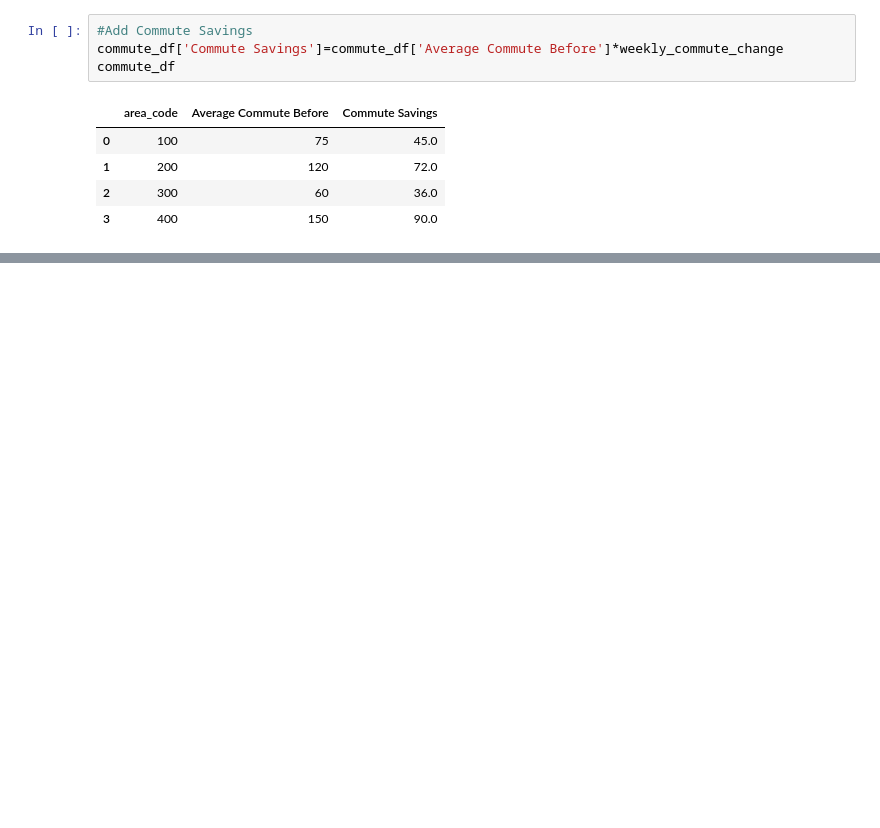
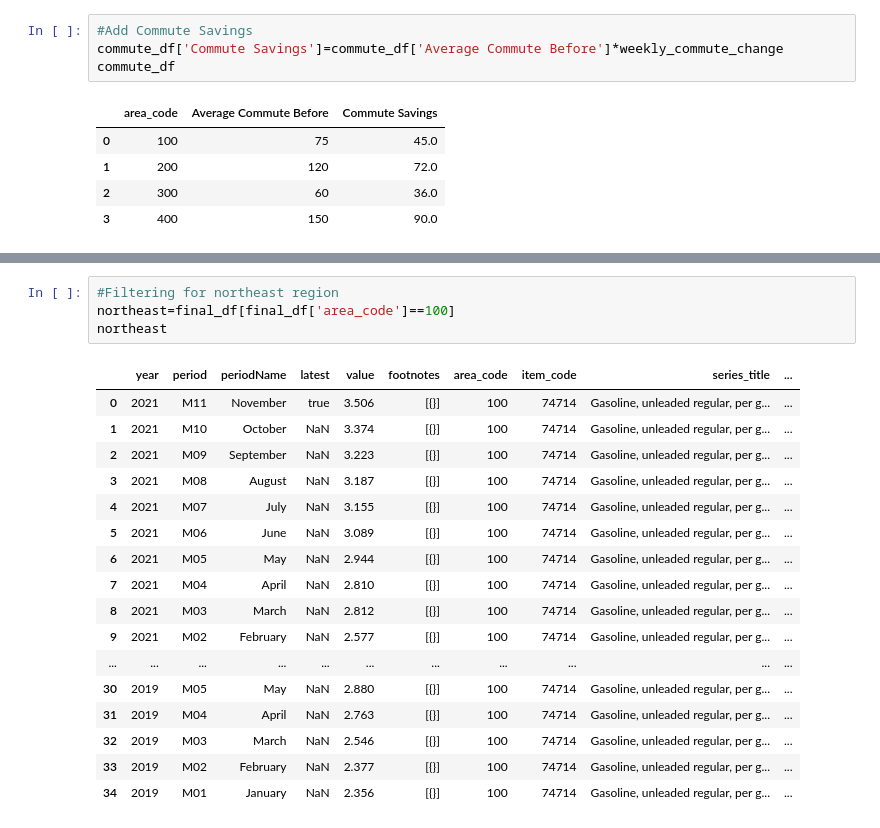
Before and after one commit to thayercasey/project_1, a Jupyter notebook: gas_price_inflation.ipynb, the cells around one changed output, grey strips where cells are left out. Cells and saved outputs as stored; diff of their text form; blank space fills up the shorter version.

```diff
--- a/gas_price_inflation.ipynb
+++ b/gas_price_inflation.ipynb
@@ -138,0 +212,22 @@ KeyError: 'area_code'
+# %%
+#Filtering for northeast region
+northeast=final_df[final_df['area_code']==100]
+northeast
+# %% [output]
+|  | year | period | periodName | latest | value | footnotes | area_code | item_code | series_title | ... |
+| 0 | 2021 | M11 | November | true | 3.506 | [{}] | 100 | 74714 | Gasoline, unleaded regular, per g... | ... |
+| 1 | 2021 | M10 | October | NaN | 3.374 | [{}] | 100 | 74714 | Gasoline, unleaded regular, per g... | ... |
+| 2 | 2021 | M09 | September | NaN | 3.223 | [{}] | 100 | 74714 | Gasoline, unleaded regular, per g... | ... |
+| 3 | 2021 | M08 | August | NaN | 3.187 | [{}] | 100 | 74714 | Gasoline, unleaded regular, per g... | ... |
+| 4 | 2021 | M07 | July | NaN | 3.155 | [{}] | 100 | 74714 | Gasoline, unleaded regular, per g... | ... |
+| 5 | 2021 | M06 | June | NaN | 3.089 | [{}] | 100 | 74714 | Gasoline, unleaded regular, per g... | ... |
+| 6 | 2021 | M05 | May | NaN | 2.944 | [{}] | 100 | 74714 | Gasoline, unleaded regular, per g... | ... |
+| 7 | 2021 | M04 | April | NaN | 2.810 | [{}] | 100 | 74714 | Gasoline, unleaded regular, per g... | ... |
+| 8 | 2021 | M03 | March | NaN | 2.812 | [{}] | 100 | 74714 | Gasoline, unleaded regular, per g... | ... |
+| 9 | 2021 | M02 | February | NaN | 2.577 | [{}] | 100 | 74714 | Gasoline, unleaded regular, per g... | ... |
+| ... | ... | ... | ... | ... | ... | ... | ... | ... | ... | ... |
+| 30 | 2019 | M05 | May | NaN | 2.880 | [{}] | 100 | 74714 | Gasoline, unleaded regular, per g... | ... |
+| 31 | 2019 | M04 | April | NaN | 2.763 | [{}] | 100 | 74714 | Gasoline, unleaded regular, per g... | ... |
+| 32 | 2019 | M03 | March | NaN | 2.546 | [{}] | 100 | 74714 | Gasoline, unleaded regular, per g... | ... |
+| 33 | 2019 | M02 | February | NaN | 2.377 | [{}] | 100 | 74714 | Gasoline, unleaded regular, per g... | ... |
+| 34 | 2019 | M01 | January | NaN | 2.356 | [{}] | 100 | 74714 | Gasoline, unleaded regular, per g... | ... |
```
Also changed, not shown: parts of 10 cells of this notebook.
